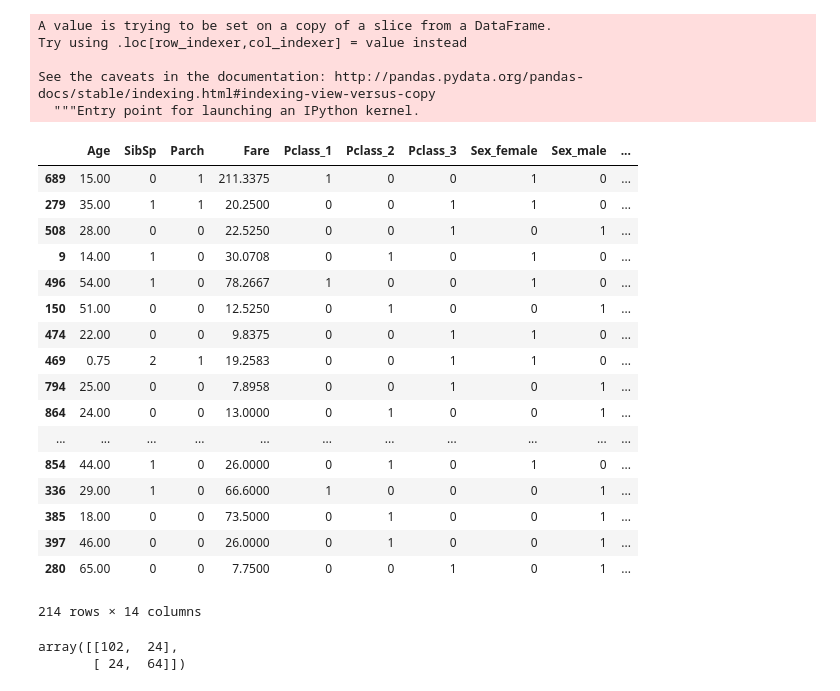
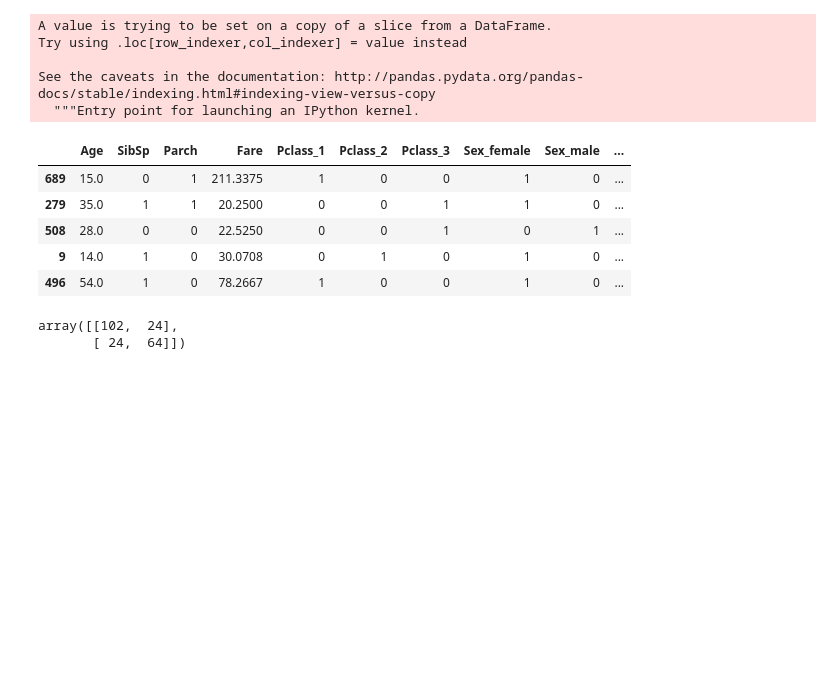
Before and after one commit to robertmanriquez/Pandas_Webinar, a Jupyter notebook: Pandas_Webinar_with_basic_ML.ipynb, the cells around one changed output. Cells and saved outputs as stored; diff of their text form; code cells hidden in the pictures; blank space fills up the shorter version.

```diff
--- a/Pandas_Webinar_with_basic_ML.ipynb
+++ b/Pandas_Webinar_with_basic_ML.ipynb
@@ -894,26 +894,14 @@ Try using .loc[row_indexer,col_indexer] = value instead
 See the caveats in the documentation: http://pandas.pydata.org/pandas-docs/stable/indexing.html#indexing-view-versus-copy
   """Entry point for launching an IPython kernel.
 # %%
-X_test
+X_test.head()
 # %% [output]
 |  | Age | SibSp | Parch | Fare | Pclass_1 | Pclass_2 | Pclass_3 | Sex_female | Sex_male | ... |
-| 689 | 15.00 | 0 | 1 | 211.3375 | 1 | 0 | 0 | 1 | 0 | ... |
-| 279 | 35.00 | 1 | 1 | 20.2500 | 0 | 0 | 1 | 1 | 0 | ... |
-| 508 | 28.00 | 0 | 0 | 22.5250 | 0 | 0 | 1 | 0 | 1 | ... |
-| 9 | 14.00 | 1 | 0 | 30.0708 | 0 | 1 | 0 | 1 | 0 | ... |
-| 496 | 54.00 | 1 | 0 | 78.2667 | 1 | 0 | 0 | 1 | 0 | ... |
-| 150 | 51.00 | 0 | 0 | 12.5250 | 0 | 1 | 0 | 0 | 1 | ... |
-| 474 | 22.00 | 0 | 0 | 9.8375 | 0 | 0 | 1 | 1 | 0 | ... |
-| 469 | 0.75 | 2 | 1 | 19.2583 | 0 | 0 | 1 | 1 | 0 | ... |
-| 794 | 25.00 | 0 | 0 | 7.8958 | 0 | 0 | 1 | 0 | 1 | ... |
-| 864 | 24.00 | 0 | 0 | 13.0000 | 0 | 1 | 0 | 0 | 1 | ... |
-| ... | ... | ... | ... | ... | ... | ... | ... | ... | ... | ... |
-| 854 | 44.00 | 1 | 0 | 26.0000 | 0 | 1 | 0 | 1 | 0 | ... |
-| 336 | 29.00 | 1 | 0 | 66.6000 | 1 | 0 | 0 | 0 | 1 | ... |
-| 385 | 18.00 | 0 | 0 | 73.5000 | 0 | 1 | 0 | 0 | 1 | ... |
-| 397 | 46.00 | 0 | 0 | 26.0000 | 0 | 1 | 0 | 0 | 1 | ... |
-| 280 | 65.00 | 0 | 0 | 7.7500 | 0 | 0 | 1 | 0 | 1 | ... |
+| 689 | 15.0 | 0 | 1 | 211.3375 | 1 | 0 | 0 | 1 | 0 | ... |
+| 279 | 35.0 | 1 | 1 | 20.2500 | 0 | 0 | 1 | 1 | 0 | ... |
+| 508 | 28.0 | 0 | 0 | 22.5250 | 0 | 0 | 1 | 0 | 1 | ... |
+| 9 | 14.0 | 1 | 0 | 30.0708 | 0 | 1 | 0 | 1 | 0 | ... |
+| 496 | 54.0 | 1 | 0 | 78.2667 | 1 | 0 | 0 | 1 | 0 | ... |
-214 rows × 14 columns
 # %%
 from sklearn.metrics import confusion_matrix, classification_report
 # %%
```
Also changed, not shown: parts of 3 cells of this notebook.
